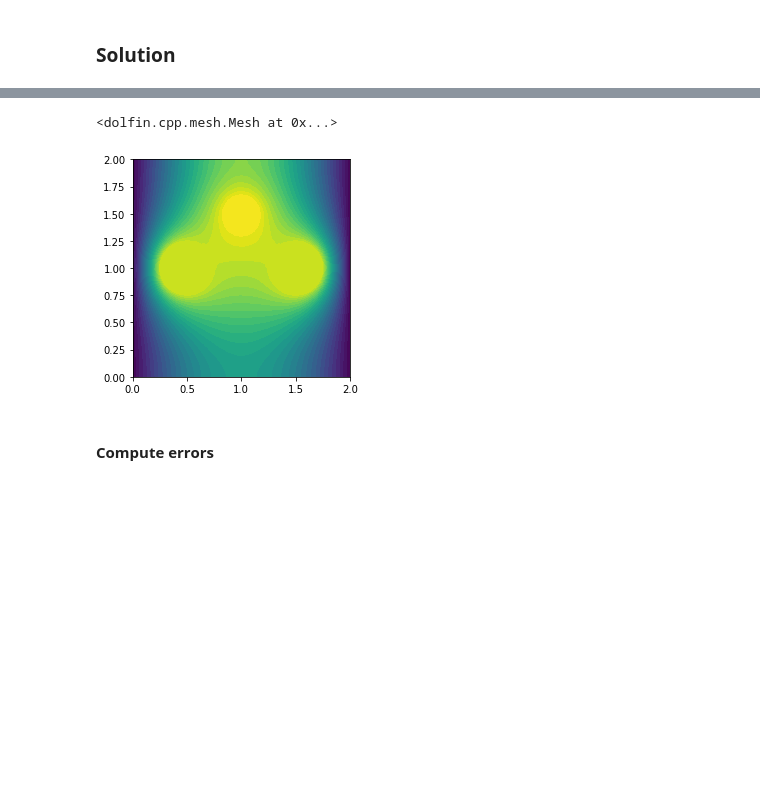
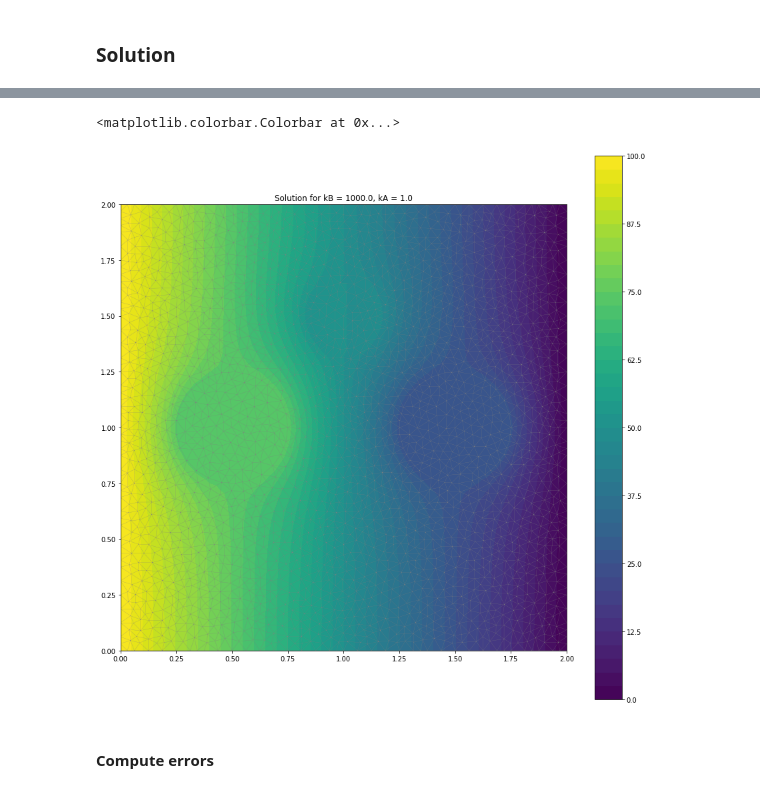
Before and after one commit to ericlesaquiles/FEMexperiments, a Jupyter notebook: ex1.ipynb, the cells around one changed output, grey strips where cells are left out. Saved outputs shown, nothing was run; the diff lists cells and outputs as text; code cells hidden in the pictures; blank space fills up the shorter version.

```diff
--- a/ex1.ipynb
+++ b/ex1.ipynb
@@ -186,10 +186,11 @@ if fileio == 'xdmf':
-# %%
-# TODO
-plot(w)
-mesh
-# %% [output]
-<dolfin.cpp.mesh.Mesh at 0x...>
-[figure, removed]
+# %%
+plt.figure(figsize=(15,15))
+plot(mesh,linewidth=.2)
+c = plot(w, wireframe=True, title=f'Solution for kB = {kB}, kA = {kA}')
+plt.colorbar(c)
+# %% [output]
+<matplotlib.colorbar.Colorbar at 0x...>
+[figure, added]
 # %% [markdown]
 #### Compute errors
 # %%
```
Also changed, not shown: parts of 12 cells of this notebook.
